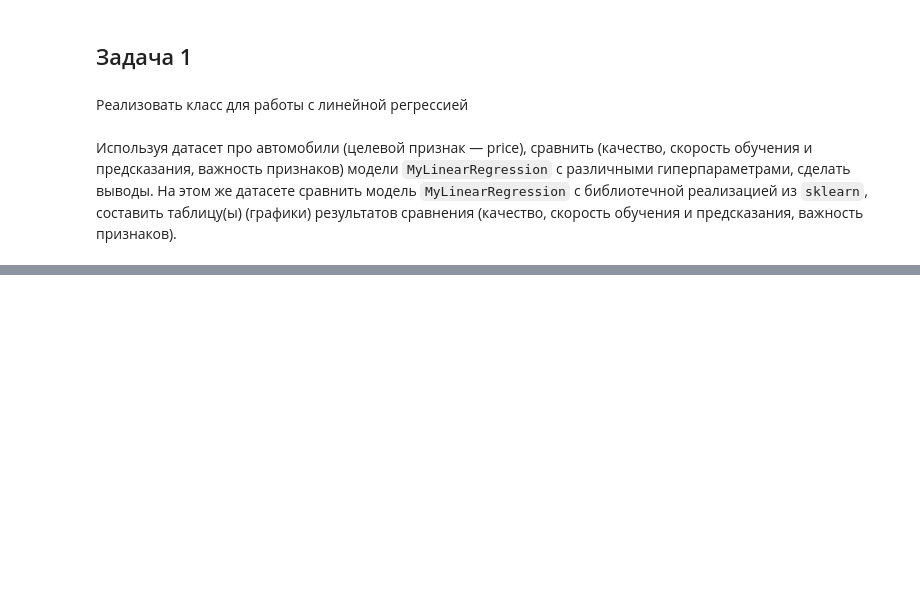
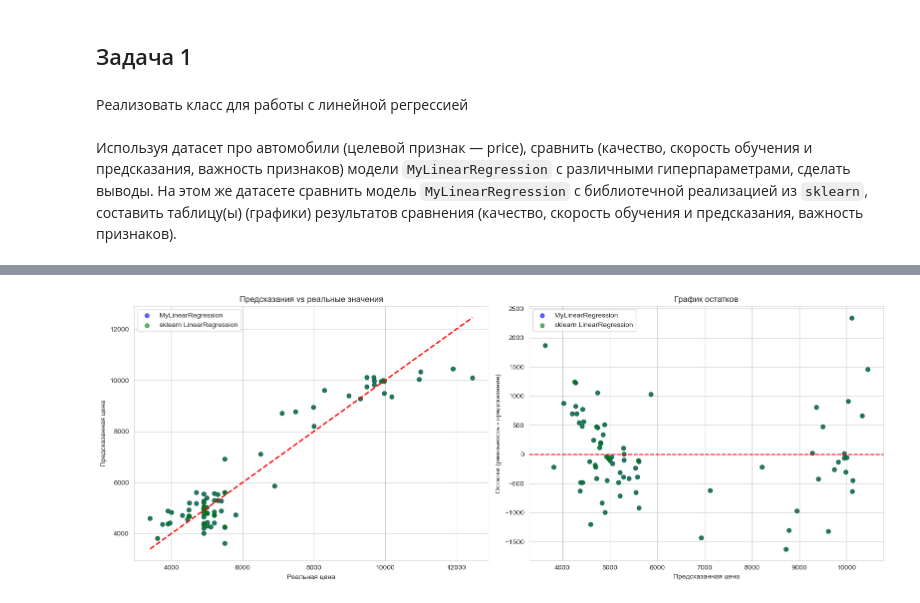
Before and after one commit to FEDOROV-ALEXANDER/ML_Statistics_ITMO, a Jupyter notebook: labs/lab_4/2. Линейная регрессия.ipynb, the cells around one changed output, grey strips where cells are left out. Drawn from its saved outputs; the diff is of its cells as text; code cells hidden in the pictures; blank space fills up the shorter version.

```diff
--- a/labs/lab_4/2. Линейная регрессия.ipynb
+++ b/labs/lab_4/2. Линейная регрессия.ipynb
@@ -188,0 +655,32 @@ class MyLinearRegression:
+# %%
+# Берём две лучшие модели
+best_my = trained_my_models["MyLR (matrix, no reg)"]
+best_sk = trained_sklearn_models["sklearn LinearRegression"]
+
+y_pred_my = best_my.predict(X_test_scaled)
+y_pred_sk = best_sk.predict(X_test_scaled)
+
+fig, axes = plt.subplots(1, 2, figsize=(16, 6))
+
+# Scatter plot: предсказания vs реальность
+axes[0].scatter(y_test, y_pred_my, alpha=0.6, label="MyLinearRegression", color="blue")
+axes[0].scatter(y_test, y_pred_sk, alpha=0.6, label="sklearn LinearRegression", color="green")
+axes[0].plot([y_test.min(), y_test.max()], [y_test.min(), y_test.max()], 'r--', lw=2)
+axes[0].set_xlabel("Реальная цена")
+axes[0].set_ylabel("Предсказанная цена")
+axes[0].set_title("Предсказания vs реальные значения")
+axes[0].legend()
+
+# Residuals
+axes[1].scatter(y_pred_my, y_test - y_pred_my, alpha=0.6, label="MyLinearRegression", color="blue")
+axes[1].scatter(y_pred_sk, y_test - y_pred_sk, alpha=0.6, label="sklearn LinearRegression", color="green")
+axes[1].axhline(0, color='r', linestyle='--')
+axes[1].set_xlabel("Предсказанная цена")
+axes[1].set_ylabel("Остатки (реальность - предсказание)")
+axes[1].set_title("График остатков")
+axes[1].legend()
+
+plt.tight_layout()
+plt.show()
+# %% [output]
+[figure, added]
```
Also changed, not shown: parts of 16 cells of this notebook, 3 other files.
